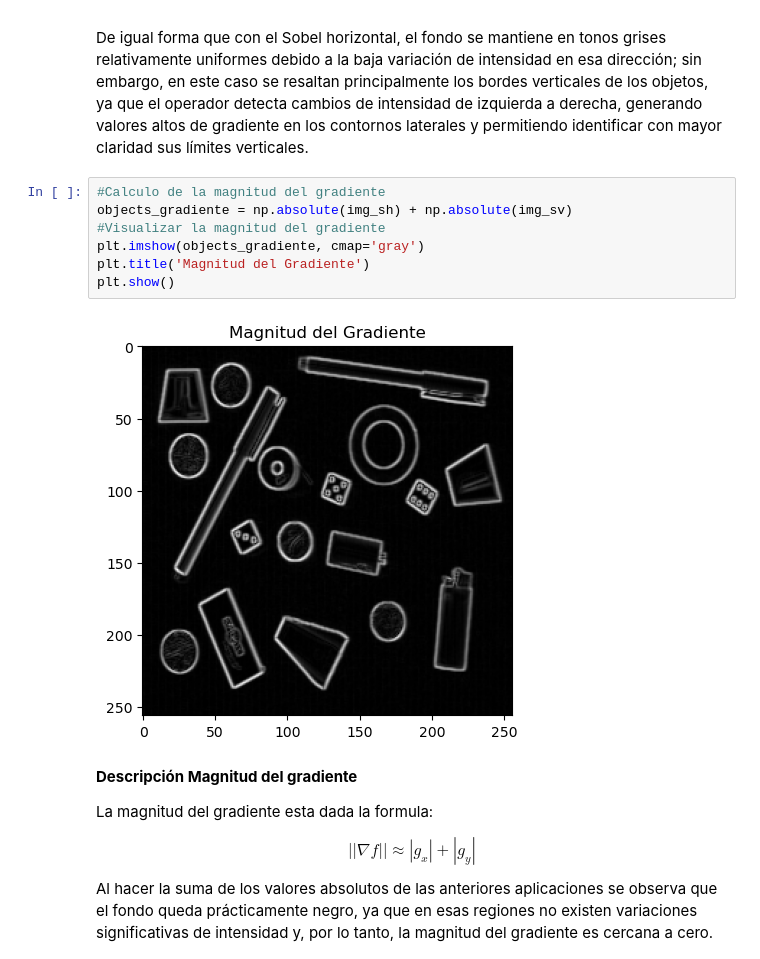
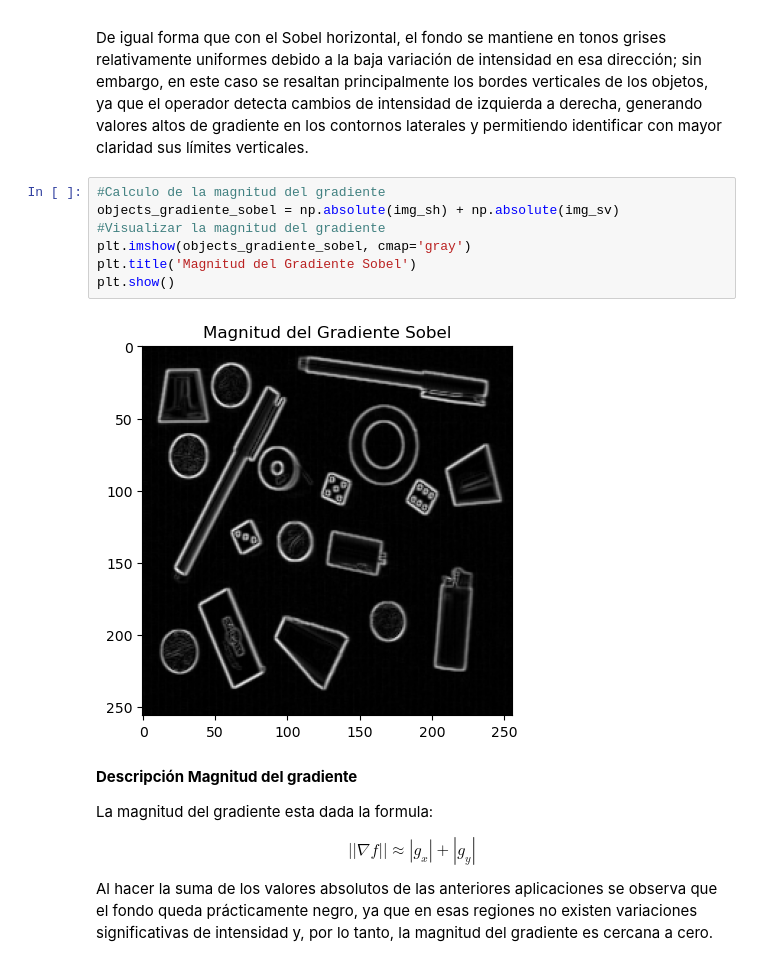
Before and after one commit to ImagenesYVision/Taller4, a Jupyter notebook: Taller4.ipynb, the cells around one changed output. Saved outputs shown, nothing was run; the diff lists cells and outputs as text.

```diff
--- a/Taller4.ipynb
+++ b/Taller4.ipynb
@@ -55,13 +59,13 @@ $$ g_{y} = \begin{bmatrix} -1 & 0 & 1 \\\\ -2 & 0 & 2 \\\\ -1 & 0 & 1 \end{bmatr
 De igual forma que con el Sobel horizontal, el fondo se mantiene en tonos grises relativamente uniformes debido a la baja variación de intensidad en esa dirección; sin embargo, en este caso se resaltan principalmente los bordes verticales de los objetos, ya que el operador detecta cambios de intensidad de izquierda a derecha, generando valores altos de gradiente en los contornos laterales y permitiendo identificar con mayor claridad sus límites verticales.
 # %%
 #Calculo de la magnitud del gradiente
-objects_gradiente = np.absolute(img_sh) + np.absolute(img_sv)
+objects_gradiente_sobel = np.absolute(img_sh) + np.absolute(img_sv)
 #Visualizar la magnitud del gradiente
-plt.imshow(objects_gradiente, cmap='gray')
-plt.title('Magnitud del Gradiente')
+plt.imshow(objects_gradiente_sobel, cmap='gray')
+plt.title('Magnitud del Gradiente Sobel')
 plt.show()
 # %% [output]
-[figure, old version]
+[figure, new version]
 # %% [markdown]
 **Descripción Magnitud del gradiente**
 
```
Also changed, not shown: parts of 12 cells of this notebook.
